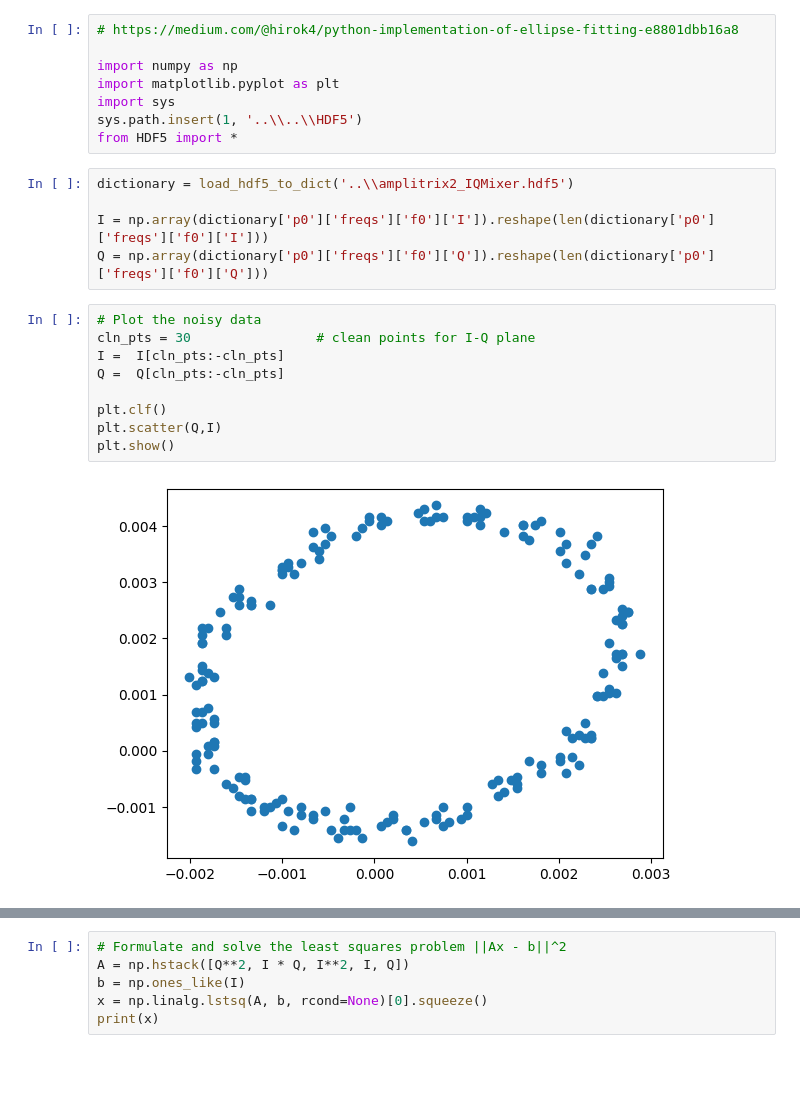
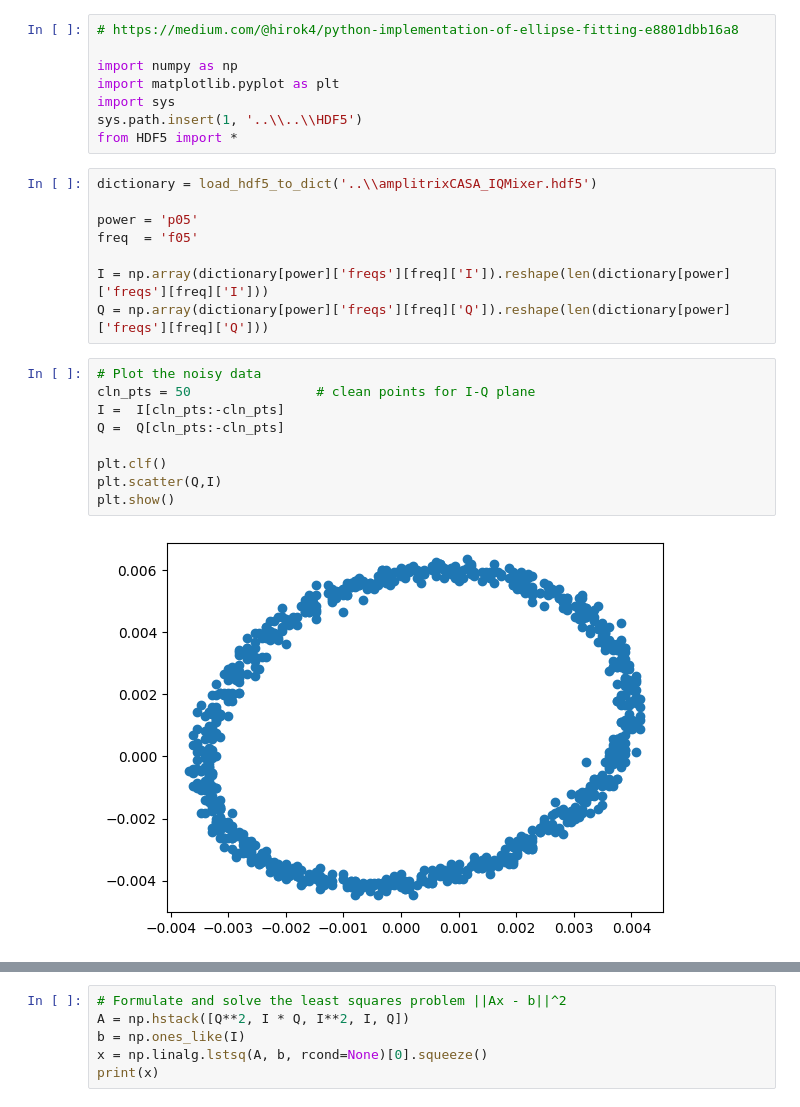
Before and after one commit to biqute/QTLab2324, a Jupyter notebook: PAandQubit/Actual_Work/Ellipse_copy/Mixer_cal.ipynb, the cells around one changed output, grey strips where cells are left out. Drawn from its saved outputs; the diff is of its cells as text; blank space fills up the shorter version.

```diff
--- a/PAandQubit/Actual_Work/Ellipse_copy/Mixer_cal.ipynb
+++ b/PAandQubit/Actual_Work/Ellipse_copy/Mixer_cal.ipynb
@@ -7,21 +7,24 @@ import sys
 sys.path.insert(1, '..\\..\\HDF5')
 from HDF5 import *
 # %%
-dictionary = load_hdf5_to_dict('..\\amplitrix2_IQMixer.hdf5')
+dictionary = load_hdf5_to_dict('..\\amplitrixCASA_IQMixer.hdf5')
 
-I = np.array(dictionary['p0']['freqs']['f0']['I']).reshape(len(dictionary['p0']['freqs']['f0']['I']))
-Q = np.array(dictionary['p0']['freqs']['f0']['Q']).reshape(len(dictionary['p0']['freqs']['f0']['Q']))
+power = 'p05'
+freq  = 'f05'
+
+I = np.array(dictionary[power]['freqs'][freq]['I']).reshape(len(dictionary[power]['freqs'][freq]['I']))
+Q = np.array(dictionary[power]['freqs'][freq]['Q']).reshape(len(dictionary[power]['freqs'][freq]['Q']))
 # %%
 # Plot the noisy data
-cln_pts = 30                # clean points for I-Q plane
+cln_pts = 50                # clean points for I-Q plane
 I =  I[cln_pts:-cln_pts]
 Q =  Q[cln_pts:-cln_pts]
 
 plt.clf()
 plt.scatter(Q,I)
 plt.show()
 # %% [output]
-[figure, old version]
+[figure, new version]
 # %%
 # https://github.com/ehtec/least-squares-ellipse-fitting/blob/master/ellipse.py
 
```
Also changed, not shown: parts of 4 cells of this notebook, 1 other file.
